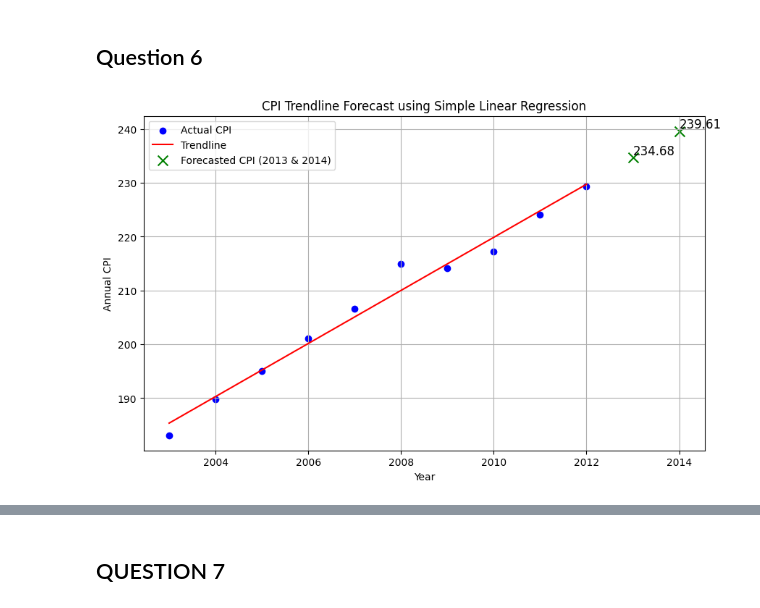
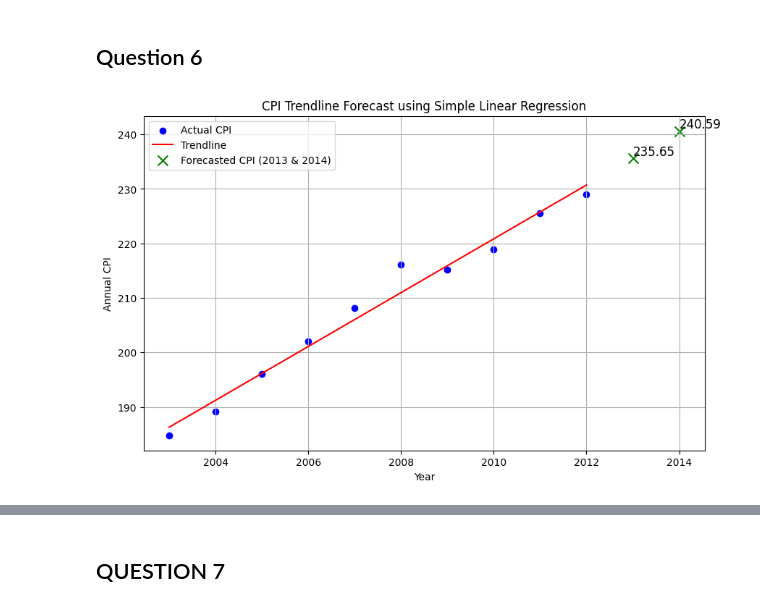
Before and after one commit to Brett-migwi-20/Business-Course, a Jupyter notebook: Homework9/Homework9.ipynb, the cells around one changed output, grey strips where cells are left out. Cells and saved outputs as stored; diff of their text form; code cells hidden in the pictures.

```diff
--- a/Homework9/Homework9.ipynb
+++ b/Homework9/Homework9.ipynb
@@ -779,25 +705,0 @@ Name: Forecast D, dtype: float64
-# %%
-# Note: The column name has some whitespace formatting issues, renaming it for easier access
-df.rename(columns={'Stock': 'Stock_Exchange'}, inplace=True)
-
-forecast_exchange = [df['Stock_Exchange'].iloc[0]]
-
-# Calculating the exponential smoothing forecast for the stock exchange
-for i in range(1, len(df)):
-    new_forecast_exchange = alpha * df['Stock_Exchange'].iloc[i-1] + (1 - alpha) * forecast_exchange[-1]
-    forecast_exchange.append(round(new_forecast_exchange, 2))
-
-# Adding the forecast for the stock exchange to the DataFrame
-df['Forecast Stock Exchange'] = forecast_exchange
-
-# Fixing the code to properly create a copy of the 'Forecast Stock Exchange' column
-# and removing the first element correctly.
-
-# Creating a copy of the 'Forecast Stock Exchange' column
-copy_df = df['Forecast Stock Exchange'].copy()
-
-# Dropping the first element (index 0) correctly
-copy_df = copy_df.drop(0).reset_index(drop=True)
-
-# Displaying the modified copy to verify the results
-copy_df
@@ -847,16 +924,16 @@ from io import StringIO
 # The data string as provided
 data_string = """
 Index	Year	Annual_CPI
-0	2003	183.1
-1	2004	189.8
-2	2005	195.1
-3	2006	201.1
-4	2007	206.669
-5	2008	214.944
-6	2009	214.201
-7	2010	217.211
-8	2011	224.071
-9	2012	229.311
+0	2003	184.8
+1	2004	189.1
+2	2005	196.1
+3	2006	202
+4	2007	208.143
+5	2008	216.116
+6	2009	215.183
+7	2010	218.901
+8	2011	225.537
+9	2012	229.039
 """
 
 # Parsing the data into a DataFrame
@@ -868,34 +945,34 @@ y = df['Annual_CPI'].values  # Target variable
 
 # Creating and fitting the simple linear regression model
 model = LinearRegression()
 model.fit(X, y)
 
 # Generating predictions for the current data
 df['Predicted_CPI'] = model.predict(X)
 
 # Forecasting for the next two years (2013 and 2014)
 future_years = np.array([[2013], [2014]])
 future_predictions = model.predict(future_years)
 
 # Plotting the data and the regression line
 plt.figure(figsize=(10, 6))
 plt.scatter(df['Year'], df['Annual_CPI'], color='blue', label='Actual CPI')
 plt.plot(df['Year'], df['Predicted_CPI'], color='red', label='Trendline')
 plt.scatter(future_years, future_predictions, color='green', marker='x', s=100, label='Forecasted CPI (2013 & 2014)')
 
 # Adding annotations for future predictions
 for i, year in enumerate([2013, 2014]):
     plt.text(year, future_predictions[i], f'{future_predictions[i]:.2f}', fontsize=12, verticalalignment='bottom')
 
 # Setting labels and title
 plt.xlabel('Year')
 plt.ylabel('Annual CPI')
 plt.title('CPI Trendline Forecast using Simple Linear Regression')
 plt.legend()
 plt.grid(True)
 plt.show()
 # %% [output]
-[figure, old version]
+[figure, new version]
 # %%
 # Adjusting the approach to calculate the level and trend based on the given requirement: using index year 0 for 2003.
 # Using the linear regression coefficients correctly with the Year 2003 as the base year.
```
Also changed, not shown: parts of 46 cells of this notebook, 6 other files.
